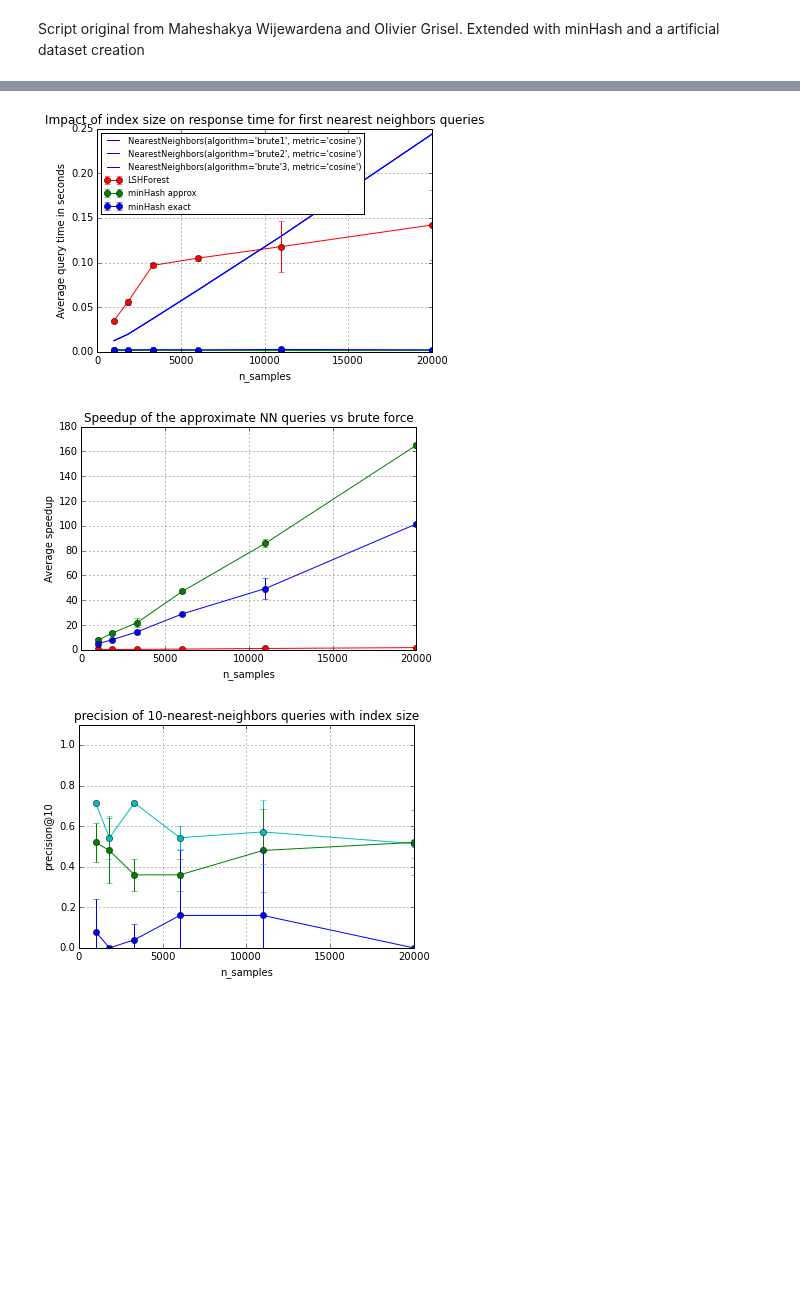
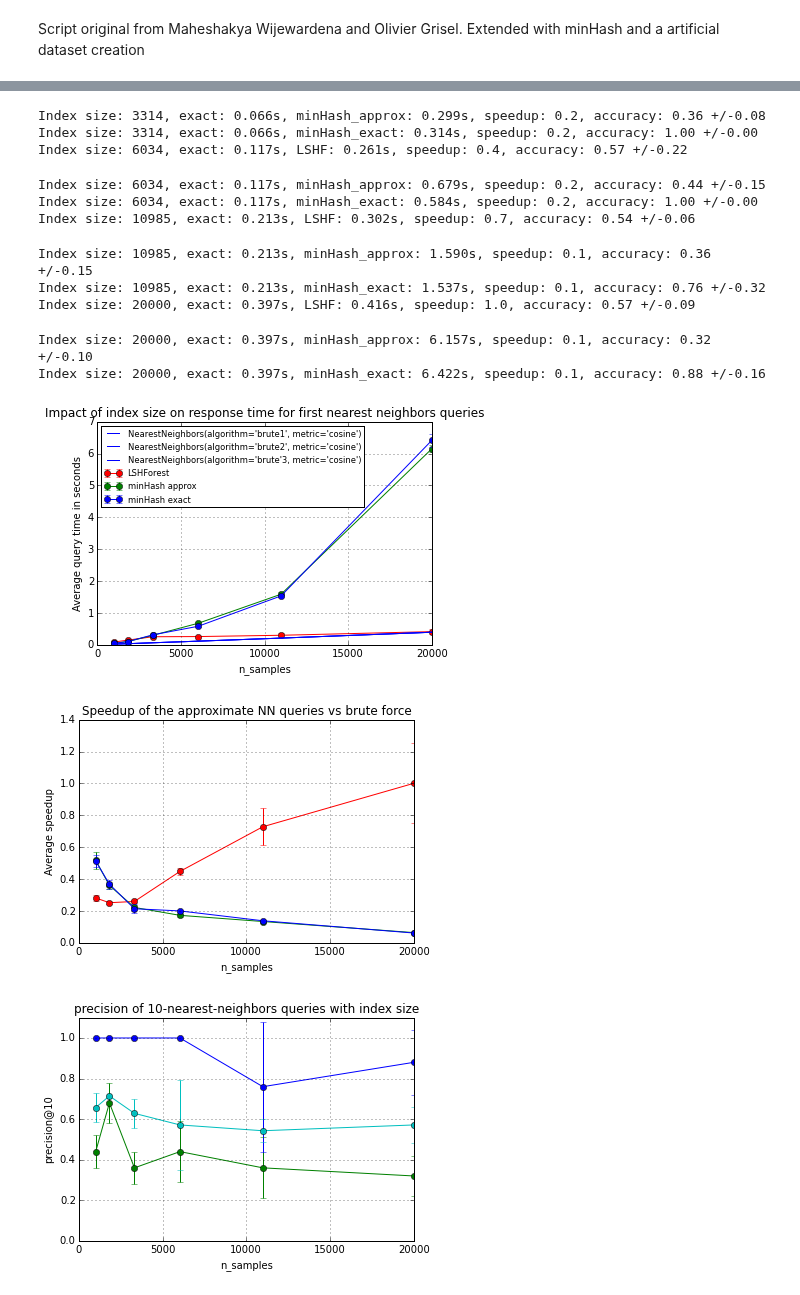
Before and after one commit to joachimwolff/sparse-neighbors-search, a Jupyter notebook: example/scalabilityOfApproxN_Neighbors.ipynb, the cells around one changed output, grey strips where cells are left out. Drawn from its saved outputs; the diff is of its cells as text; code cells hidden in the pictures; blank space fills up the shorter version.

```diff
--- a/example/scalabilityOfApproxN_Neighbors.ipynb
+++ b/example/scalabilityOfApproxN_Neighbors.ipynb
@@ -89,11 +89,11 @@ for n_samples in n_samples_values:
                      n_neighbors=7).fit(X)
     nbrs = NearestNeighbors(algorithm='auto', metric='minkowski',
                             n_neighbors=5).fit(X)
-    nearest_neighbors = kneighbors.MinHashNearestNeighbors(number_of_hash_functions=800,
+    nearest_neighbors = kneighbors.MinHash(number_of_hash_functions=400,
                                                         max_bin_size = 10,
-                                                        shingle_size = 4,
+                                                        shingle_size = 1,
                                                         minimal_blocks_in_common = 1,
-                                                        excess_factor = 10,
+                                                        excess_factor = 12,
                                                         n_neighbors = 5)
     nearest_neighbors.fit(X)
     time_minHash_approx = []
@@ -260,3 +249,14 @@ Index size: 20000, exact: 0.244s, minHash_exact: 0.002s, speedup: 101.6, accurac
+Index size: 3314, exact: 0.066s, minHash_approx: 0.299s, speedup: 0.2, accuracy: 0.36 +/-0.08
+Index size: 3314, exact: 0.066s, minHash_exact: 0.314s, speedup: 0.2, accuracy: 1.00 +/-0.00
+Index size: 6034, exact: 0.117s, LSHF: 0.261s, speedup: 0.4, accuracy: 0.57 +/-0.22
+Index size: 6034, exact: 0.117s, minHash_approx: 0.679s, speedup: 0.2, accuracy: 0.44 +/-0.15
+Index size: 6034, exact: 0.117s, minHash_exact: 0.584s, speedup: 0.2, accuracy: 1.00 +/-0.00
+Index size: 10985, exact: 0.213s, LSHF: 0.302s, speedup: 0.7, accuracy: 0.54 +/-0.06
+Index size: 10985, exact: 0.213s, minHash_approx: 1.590s, speedup: 0.1, accuracy: 0.36 +/-0.15
+Index size: 10985, exact: 0.213s, minHash_exact: 1.537s, speedup: 0.1, accuracy: 0.76 +/-0.32
+Index size: 20000, exact: 0.397s, LSHF: 0.416s, speedup: 1.0, accuracy: 0.57 +/-0.09
+Index size: 20000, exact: 0.397s, minHash_approx: 6.157s, speedup: 0.1, accuracy: 0.32 +/-0.10
+Index size: 20000, exact: 0.397s, minHash_exact: 6.422s, speedup: 0.1, accuracy: 0.88 +/-0.16
-[figure, old version]
+[figure, new version]
-[figure, old version]
+[figure, new version]
-[figure, old version]
+[figure, new version]
```
Also changed, not shown: parts of 1 cell of this notebook, 5 other files.
